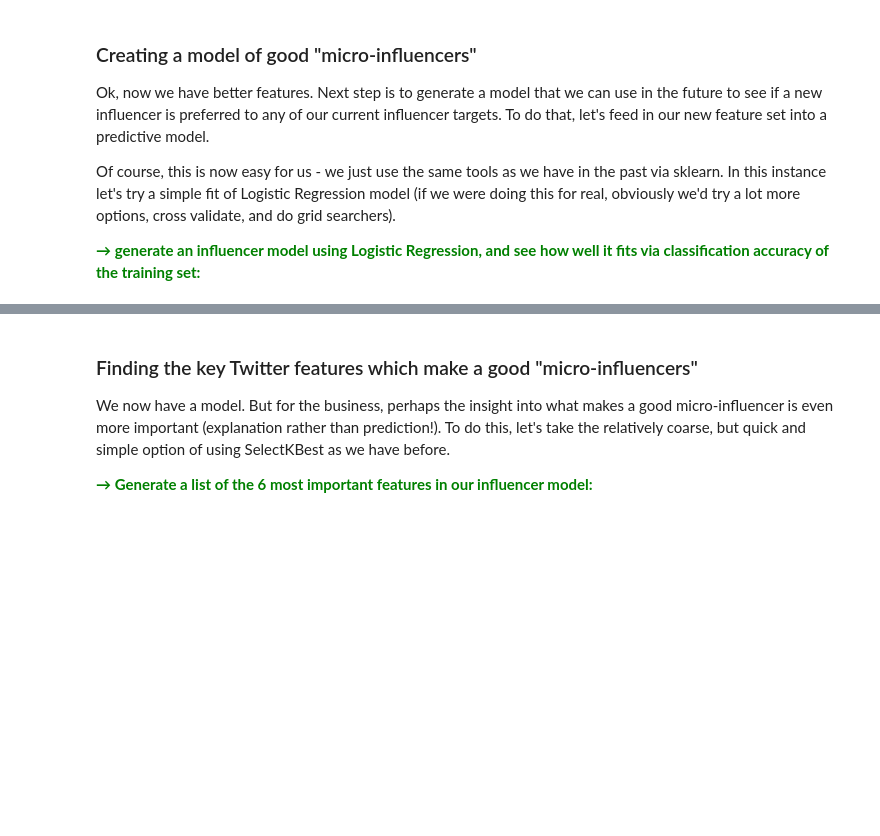
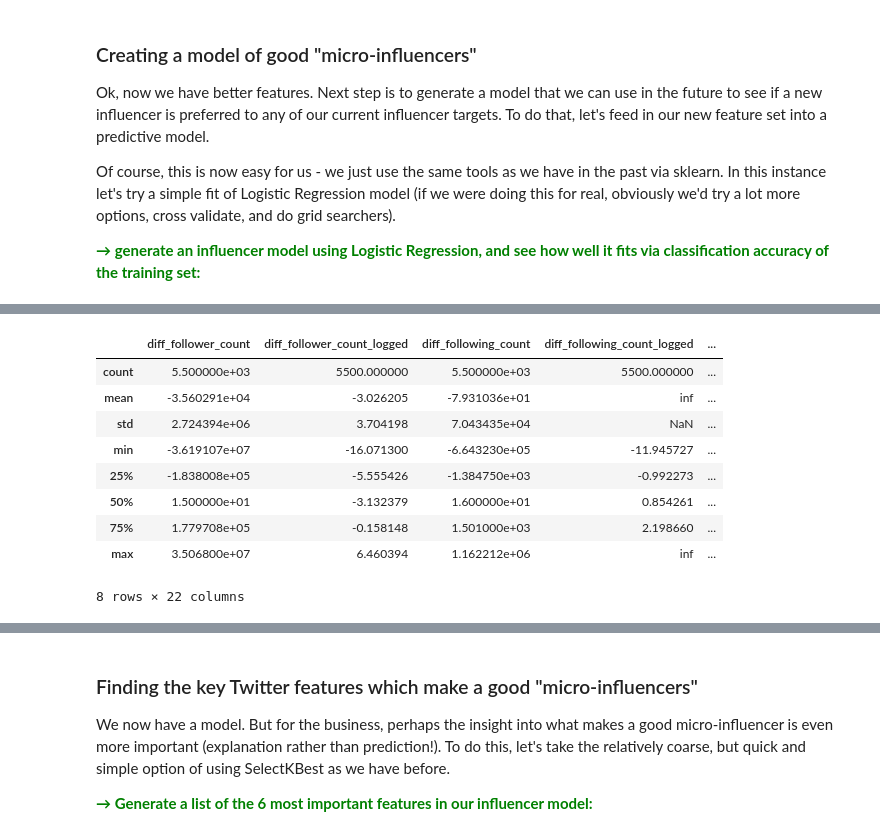
Before and after one commit to Prajaktahz/ML-Practice-Uni, a Jupyter notebook: Week_6_Case_Study_Exercises.ipynb, the cells around one changed output, grey strips where cells are left out. Saved outputs shown, nothing was run; the diff lists cells and outputs as text; code cells hidden in the pictures; blank space fills up the shorter version.

```diff
--- a/Week_6_Case_Study_Exercises.ipynb
+++ b/Week_6_Case_Study_Exercises.ipynb
@@ -210,0 +233,13 @@ Of course, this is now easy for us - we just use the same tools as we have in th
+# %%
+X_diff.describe()
+# %% [output]
+|  | diff_follower_count | diff_follower_count_logged | diff_following_count | diff_following_count_logged | ... |
+| count | 5.500000e+03 | 5500.000000 | 5.500000e+03 | 5500.000000 | ... |
+| mean | -3.560291e+04 | -3.026205 | -7.931036e+01 | inf | ... |
+| std | 2.724394e+06 | 3.704198 | 7.043435e+04 | NaN | ... |
+| min | -3.619107e+07 | -16.071300 | -6.643230e+05 | -11.945727 | ... |
+| 25% | -1.838008e+05 | -5.555426 | -1.384750e+03 | -0.992273 | ... |
+| 50% | 1.500000e+01 | -3.132379 | 1.600000e+01 | 0.854261 | ... |
+| 75% | 1.779708e+05 | -0.158148 | 1.501000e+03 | 2.198660 | ... |
+| max | 3.506800e+07 | 6.460394 | 1.162212e+06 | inf | ... |
+8 rows × 22 columns
```
Also changed, not shown: parts of 15 cells of this notebook.
